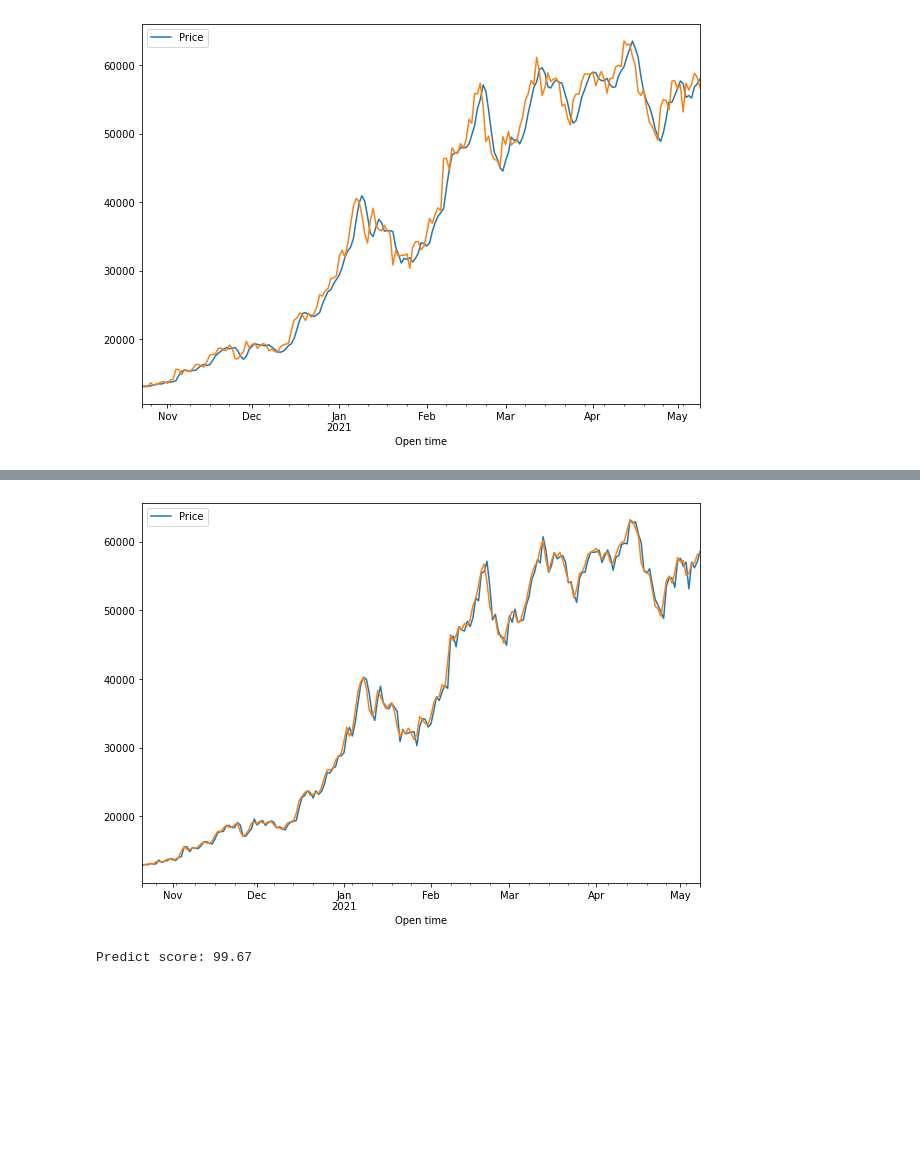
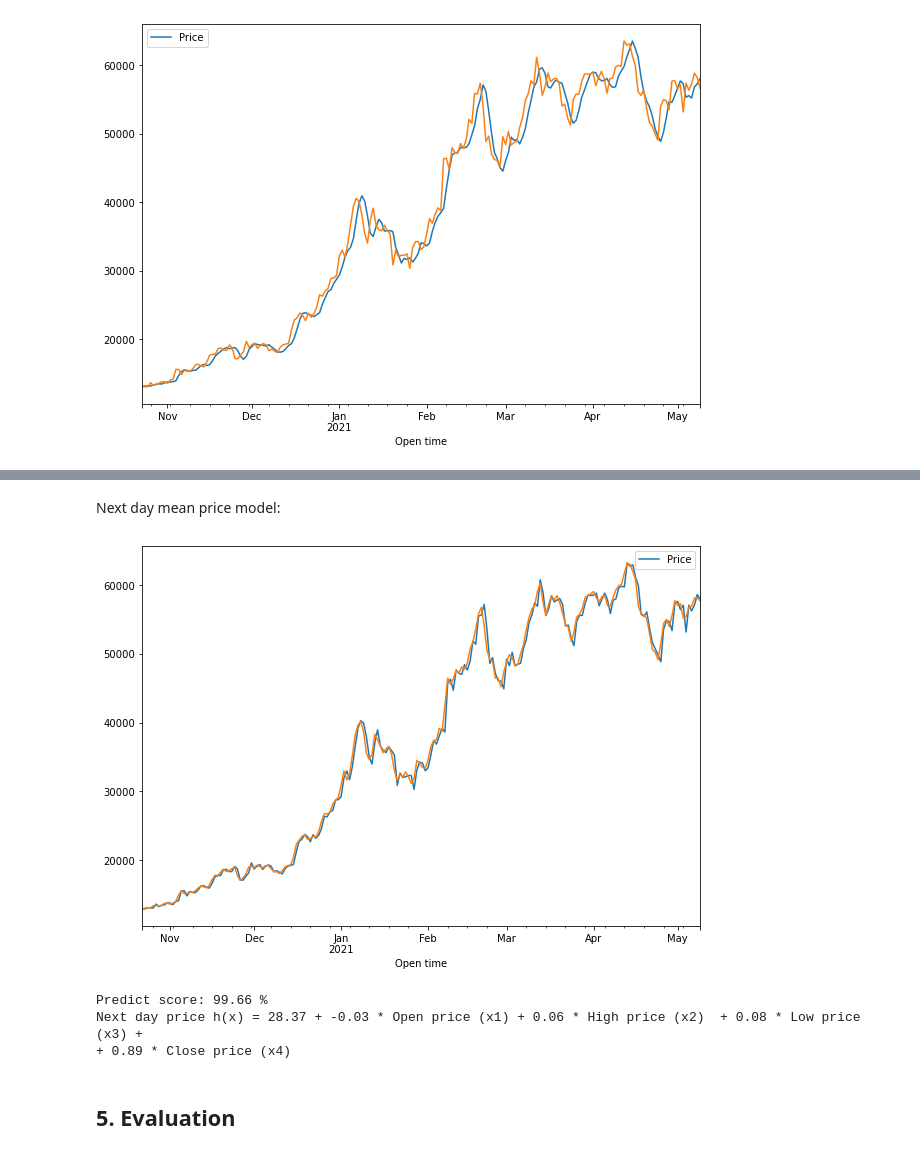
Before and after one commit to Adam-Palacz/crypto_ml, a Jupyter notebook: crypto_ml.ipynb, the cells around one changed output, grey strips where cells are left out. Drawn from its saved outputs; the diff is of its cells as text; code cells hidden in the pictures; blank space fills up the shorter version.

```diff
--- a/crypto_ml.ipynb
+++ b/crypto_ml.ipynb
@@ -301,10 +303,10 @@ X_test = X[split:]
 y_test = y[split:]
 
 #import linear regression model from Scikit-learn
-model = LinearRegression()
+close_price_model = LinearRegression()
 
 #fit linear model
-model.fit(X_train, y_train)
+close_price_model.fit(X_train, y_train)
 # %% [output]
 LinearRegression()
 # %%
@@ -367,12 +350,0 @@ close_predict.tail()
-# %%
-mean_predict = historical_price[['Open', 'High', 'Low', 'Close']].copy()
-
-mean_predict['mean'] = 0
-
-for i in range(len(mean_predict)):
-    mean_predict['mean'].iloc[i] = mean_predict.iloc[i,:4].mean()
-
-mean_predict['next_day_price'] = mean_predict['mean'].shift(-1)
-mean_predict = mean_predict.dropna()
-
-mean_predict
@@ -398,31 +351,41 @@ See the caveats in the documentation: https://pandas.pydata.org/pandas-docs/stab
+# %% [markdown]
+Next day mean price model:
 # %%
 X = mean_predict[['Open', 'High', 'Low', 'Close']]
-y = mean_predict['next_day_price']
+y = mean_predict['next_day_mean_price']
 
-t = 0.8
-t = int(t*len(mean_predict))
+split = 0.8
+split = int(split*len(mean_predict))
 
-X_train = X[:t]
-y_train = y[:t]
+X_train = X[:split]
+y_train = y[:split]
 
-X_test = X[t:]
-y_test = y[t:]
+X_test = X[split:]
+y_test = y[split:]
 
-model = LinearRegression()
-model.fit(X_train, y_train)
+mean_price_model = LinearRegression()
+mean_price_model.fit(X_train, y_train)
 
-predicted_price = model.predict(X_test)
-predicted_price = pd.DataFrame(predicted_price, index=y_test.index, columns=['Price'])
+predicted_mean_price = mean_price_model.predict(X_test)
+predicted_mean_price_df = pd.DataFrame(predicted_mean_price, index=y_test.index, columns=['Price'])
 
-predicted_price.plot(figsize=(10,7))
+predicted_mean_price_df.plot(figsize=(10,7))
 y_test.plot()
 plt.show()
 
-score = model.score(X[t:], y[t:])*100
-print(f"Predict score: {float(score.round(2))}" )
+score = mean_price_model.score(X[split:], y[split:])*100
+print(f"Predict score: {float(score.round(2))} %" )
+
+print(f"Next day price h(x) = {model.intercept_.round(2)} + {model.coef_[0].round(2)} * Open price (x1) \
++ {model.coef_[1].round(2)} * High price (x2)  + {model.coef_[2].round(2)} * Low price (x3) + \
+\n+ {model.coef_[3].round(2)} * Close price (x4)")
 # %% [output]
-[figure, old version]
+[figure, new version]
-Predict score: 99.67
+Predict score: 99.66 %
+Next day price h(x) = 28.37 + -0.03 * Open price (x1) + 0.06 * High price (x2)  + 0.08 * Low price (x3) +
++ 0.89 * Close price (x4)
+# %% [markdown]
+## 5. Evaluation
 # %%
 mean_predict = historical_price.copy()
 
```
Also changed, not shown: parts of 39 cells of this notebook.
